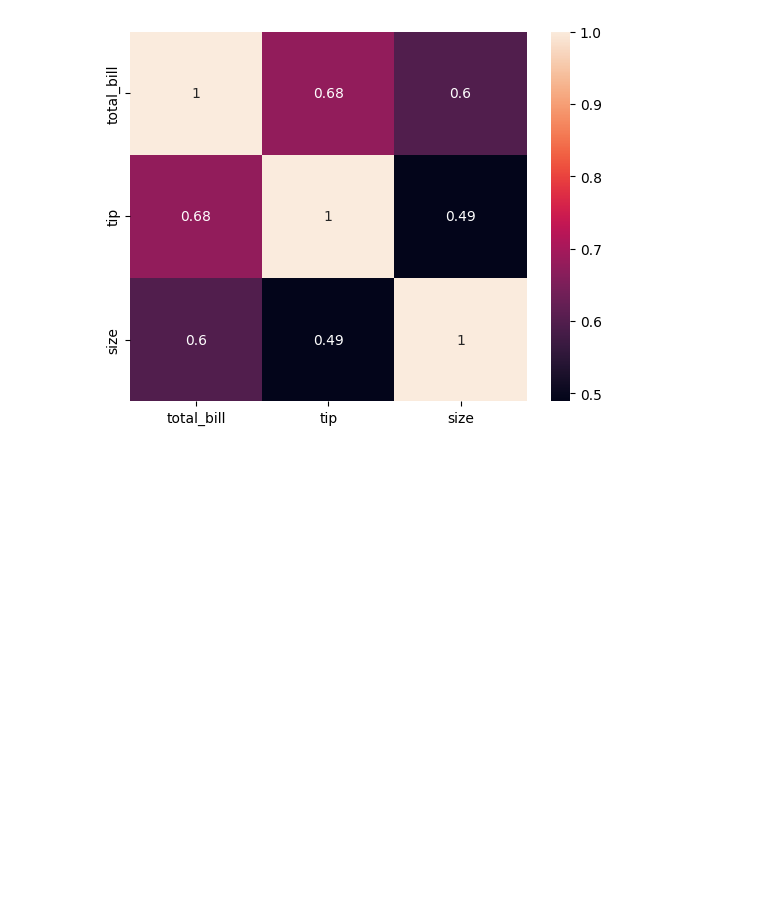
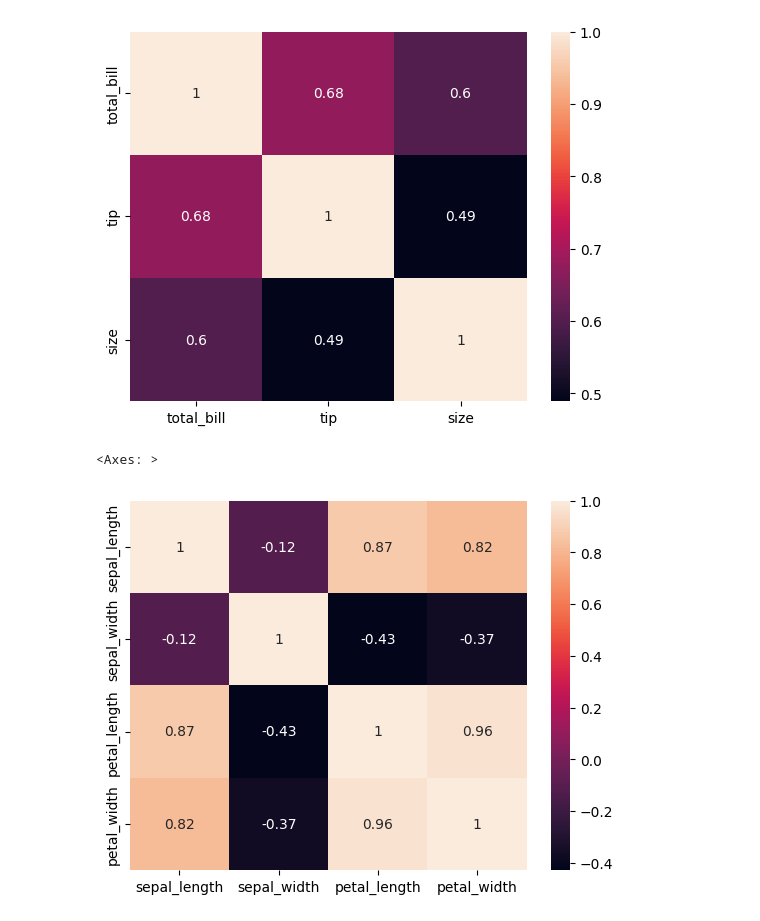
Before and after one commit to gupteshmahale04-arch/Seaborn, a Jupyter notebook: Seaborn_class4.ipynb, the cells around one changed output. Cells and saved outputs as stored; diff of their text form; code cells hidden in the pictures; blank space fills up the shorter version.

```diff
--- a/Seaborn_class4.ipynb
+++ b/Seaborn_class4.ipynb
@@ -68,3 +68,9 @@ sns.heatmap(tips.corr(numeric_only=True),annot=True )
 # %% [output]
 <Axes: >
 [figure]
+# %%
+iris=sns.load_dataset("iris")
+sns.heatmap(iris.corr(numeric_only=True),annot=True )
+# %% [output]
+<Axes: >
+[figure, added]
```
Also changed, not shown: parts of 3 cells of this notebook.
